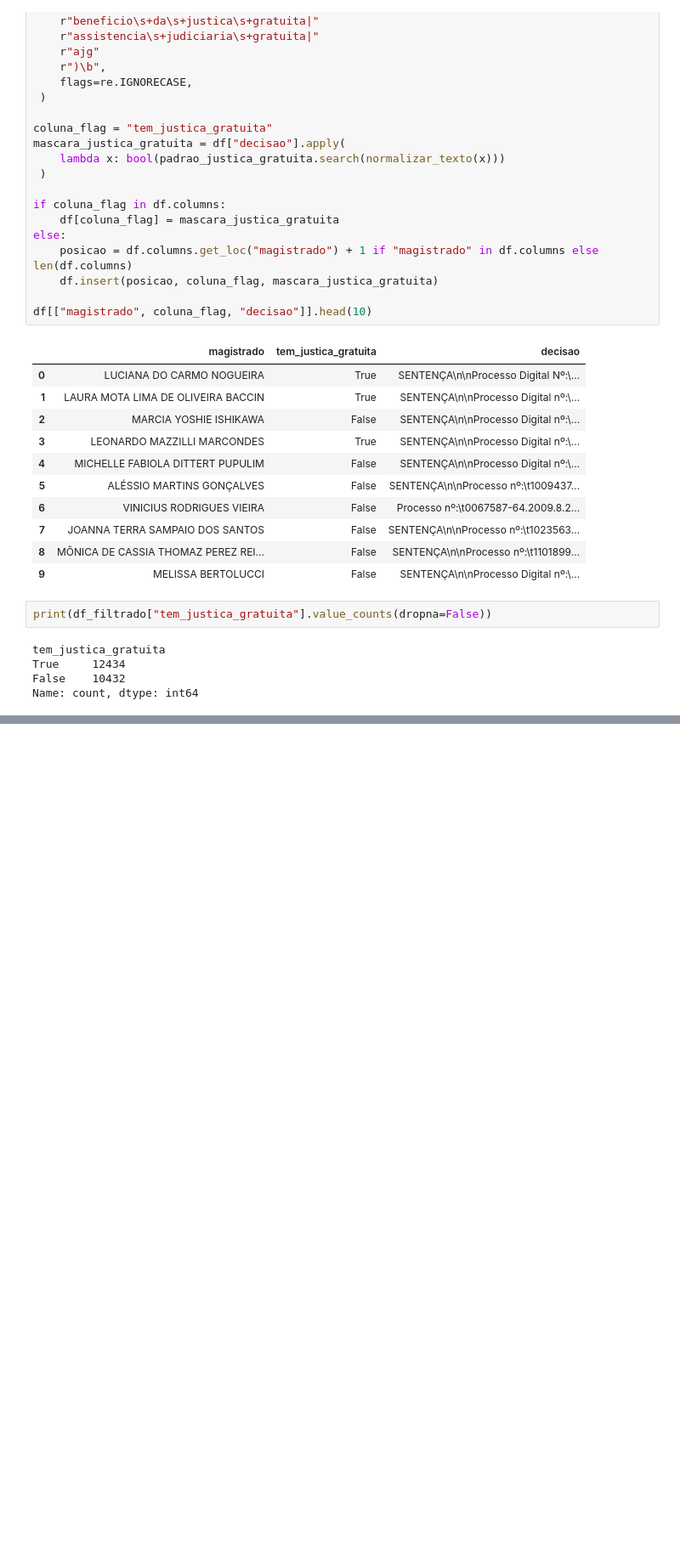
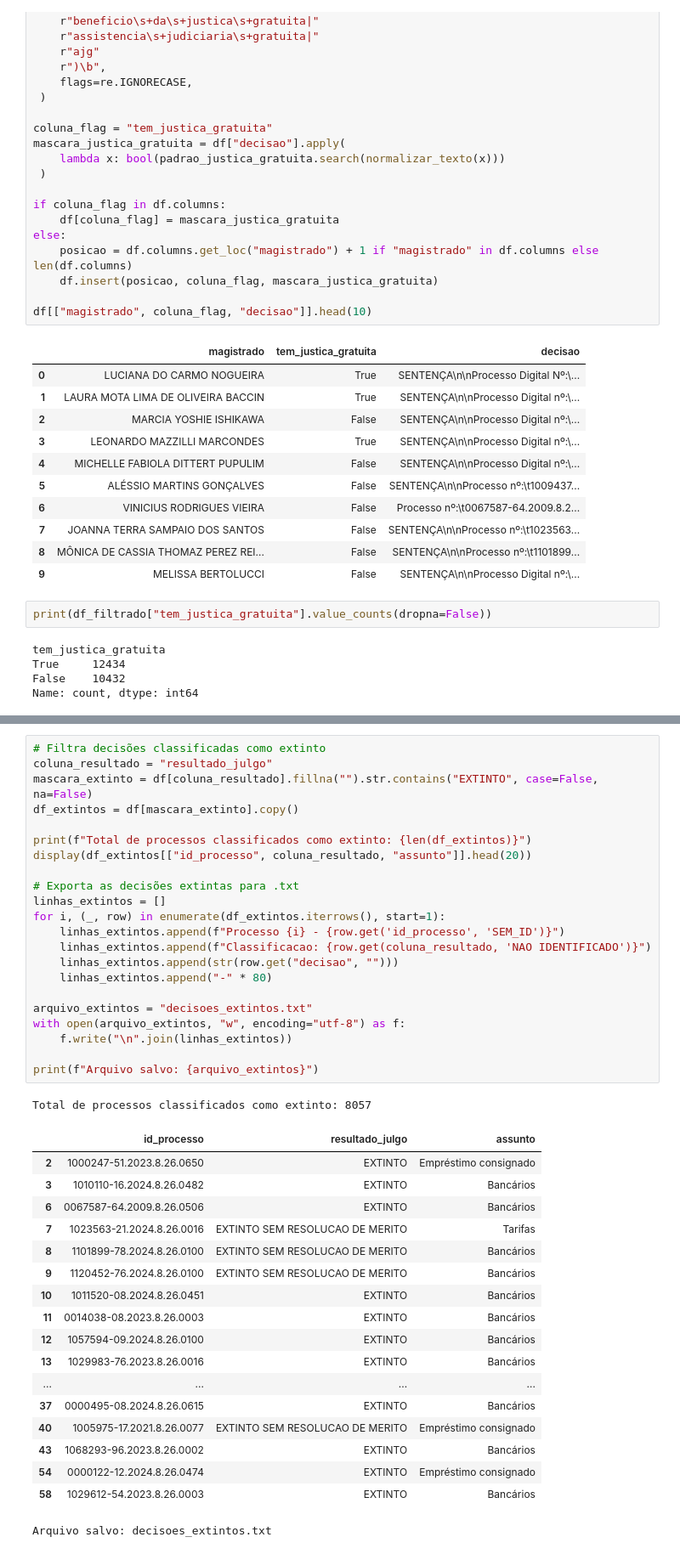
Before and after one commit to gab-correia/clinicas26, a Jupyter notebook: main.ipynb, the cells around one changed output, grey strips where cells are left out. Shown at 85% size. Cells and saved outputs as stored; diff of their text form; blank space fills up the shorter version.

```diff
--- a/main.ipynb
+++ b/main.ipynb
@@ -171,0 +262,42 @@ display(resumo_assunto[resumo_assunto["sim"] == 0].head(30))
+# %%
+# Filtra decisões classificadas como extinto
+coluna_resultado = "resultado_julgo"
+mascara_extinto = df[coluna_resultado].fillna("").str.contains("EXTINTO", case=False, na=False)
+df_extintos = df[mascara_extinto].copy()
+
+print(f"Total de processos classificados como extinto: {len(df_extintos)}")
+display(df_extintos[["id_processo", coluna_resultado, "assunto"]].head(20))
+
+# Exporta as decisões extintas para .txt
+linhas_extintos = []
+for i, (_, row) in enumerate(df_extintos.iterrows(), start=1):
+    linhas_extintos.append(f"Processo {i} - {row.get('id_processo', 'SEM_ID')}")
+    linhas_extintos.append(f"Classificacao: {row.get(coluna_resultado, 'NAO IDENTIFICADO')}")
+    linhas_extintos.append(str(row.get("decisao", "")))
+    linhas_extintos.append("-" * 80)
+
+arquivo_extintos = "decisoes_extintos.txt"
+with open(arquivo_extintos, "w", encoding="utf-8") as f:
+    f.write("\n".join(linhas_extintos))
+
+print(f"Arquivo salvo: {arquivo_extintos}")
+# %% [output]
+Total de processos classificados como extinto: 8057
+|  | id_processo | resultado_julgo | assunto |
+| 2 | 1000247-51.2023.8.26.0650 | EXTINTO | Empréstimo consignado |
+| 3 | 1010110-16.2024.8.26.0482 | EXTINTO | Bancários |
+| 6 | 0067587-64.2009.8.26.0506 | EXTINTO | Bancários |
+| 7 | 1023563-21.2024.8.26.0016 | EXTINTO SEM RESOLUCAO DE MERITO | Tarifas |
+| 8 | 1101899-78.2024.8.26.0100 | EXTINTO SEM RESOLUCAO DE MERITO | Bancários |
+| 9 | 1120452-76.2024.8.26.0100 | EXTINTO SEM RESOLUCAO DE MERITO | Bancários |
+| 10 | 1011520-08.2024.8.26.0451 | EXTINTO | Bancários |
+| 11 | 0014038-08.2023.8.26.0003 | EXTINTO | Bancários |
+| 12 | 1057594-09.2024.8.26.0100 | EXTINTO | Bancários |
+| 13 | 1029983-76.2023.8.26.0016 | EXTINTO | Bancários |
+| ... | ... | ... | ... |
+| 37 | 0000495-08.2024.8.26.0615 | EXTINTO | Bancários |
+| 40 | 1005975-17.2021.8.26.0077 | EXTINTO SEM RESOLUCAO DE MERITO | Empréstimo consignado |
+| 43 | 1068293-96.2023.8.26.0002 | EXTINTO | Bancários |
+| 54 | 0000122-12.2024.8.26.0474 | EXTINTO | Empréstimo consignado |
+| 58 | 1029612-54.2023.8.26.0003 | EXTINTO | Bancários |
+Arquivo salvo: decisoes_extintos.txt
```
Also changed, not shown: parts of 3 cells of this notebook, 2 other files.
